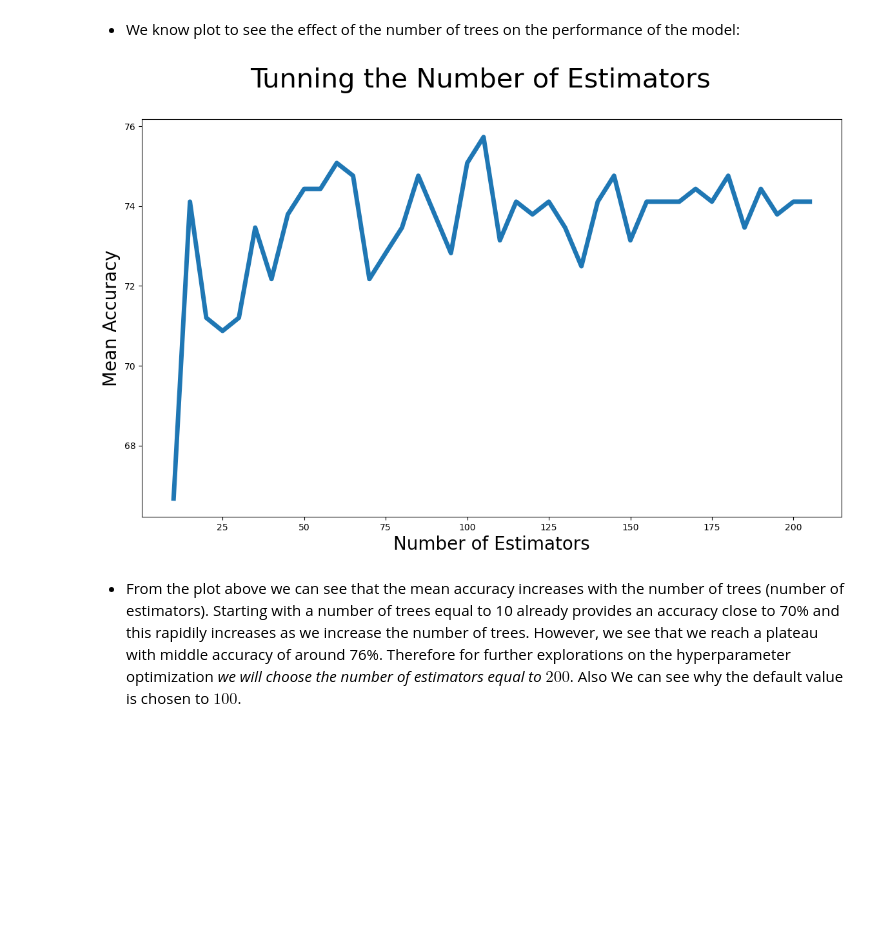
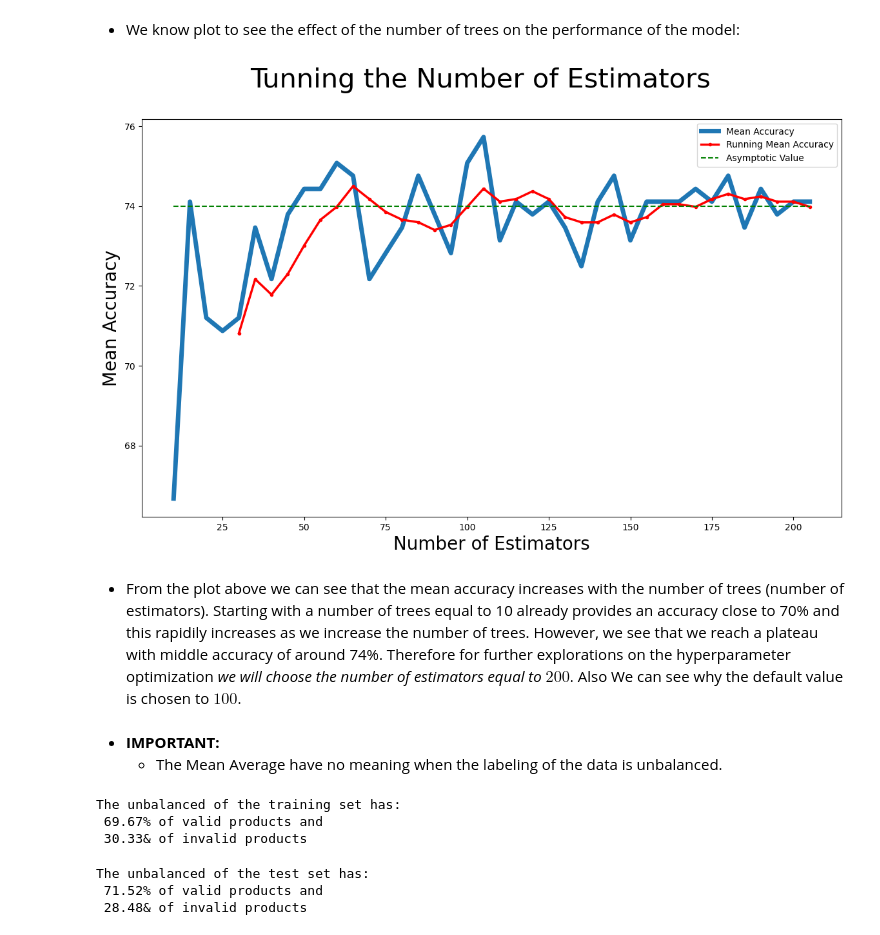
Before and after one commit to Alfredo-Vargas/ai4im, a Jupyter notebook: data/simulated/ai4im-fea.ipynb, the cells around one changed output. Cells and saved outputs as stored; diff of their text form; code cells hidden in the pictures; blank space fills up the shorter version.

Commit message:
plot improved

```diff
--- a/data/simulated/ai4im-fea.ipynb
+++ b/data/simulated/ai4im-fea.ipynb
@@ -306,16 +306,48 @@ else:
 Loading accuracy and predictions from disk ...
 # %% [markdown]
 - We know plot to see the effect of the number of trees on the performance of the model:
+# %%
+# we will plot also the running average
+window_rfc = 5
+rolling_mean_average = []
+for index in range(len(accuracy_rfc) - window_rfc + 1):
+    rolling_mean_average.append(np.mean(accuracy_rfc[index:index+window_rfc]))
+for index in range(window_rfc - 1):
+    rolling_mean_average.insert(0, np.nan)
 # %%
 fig_rfc = plt.figure(figsize=[14, 8])
 fs = 20  # fontsize
 lw = 5  # linewidth
 fig_rfc.suptitle("Tunning the Number of Estimators", fontsize=fs * 1.5)
 plt.xlabel("Number of Estimators", fontsize=fs)
 plt.ylabel("Mean Accuracy", fontsize=fs)
-plt.plot(n_trees_list, accuracy_rfc, linewidth=lw)
+plt.plot(n_trees_list, accuracy_rfc, linewidth=lw, label="Mean Accuracy")
+plt.plot(n_trees_list, rolling_mean_average, "r.-", linewidth=0.5*lw, label="Running Mean Accuracy")
+plt.hlines(74, min(n_trees_list), max(n_trees_list), color='green', linestyle='dashed', label='Asymptotic Value')
+plt.legend()
 plt.show()
 # %% [output]
-[figure, old version]
+[figure, new version]
 # %% [markdown]
-- From the plot above we can see that the mean accuracy increases with the number of trees (number of estimators). Starting with a number of trees equal to 10 already provides an accuracy close to 70% and this rapidily increases as we increase the number of trees. However, we see that we reach a plateau with middle accuracy of around 76%. Therefore for further explorations on the hyperparameter optimization _we will choose the number of estimators equal to $200$_. Also We can see why the default value is chosen to $100$.
+- From the plot above we can see that the mean accuracy increases with the number of trees (number of estimators). Starting with a number of trees equal to 10 already provides an accuracy close to 70% and this rapidily increases as we increase the number of trees. However, we see that we reach a plateau with middle accuracy of around 74%. Therefore for further explorations on the hyperparameter optimization _we will choose the number of estimators equal to $200$_. Also We can see why the default value is chosen to $100$.
+# %% [markdown]
+- **IMPORTANT:**
+    - The Mean Average have no meaning when the labeling of the data is unbalanced.
+# %%
+# percentage of valid products
+pvp_train = np.count_nonzero(y_train)/len(y_train) * 100
+print(f"The unbalanced of the training set has:\n {pvp_train:.2f}% of valid products and \
+      \n {100 - pvp_train:.2f}& of invalid products")
+# %% [output]
+The unbalanced of the training set has:
+ 69.67% of valid products and
+ 30.33& of invalid products
+# %%
+# percentage of valid products
+pvp_test = np.count_nonzero(y_test)/len(y_test) * 100
+print(f"The unbalanced of the test set has:\n {pvp_test:.2f}% of valid products and \
+      \n {100 - pvp_test:.2f}& of invalid products")
+# %% [output]
+The unbalanced of the test set has:
+ 71.52% of valid products and
+ 28.48& of invalid products
```
Also changed, not shown: parts of 1 cell of this notebook.
